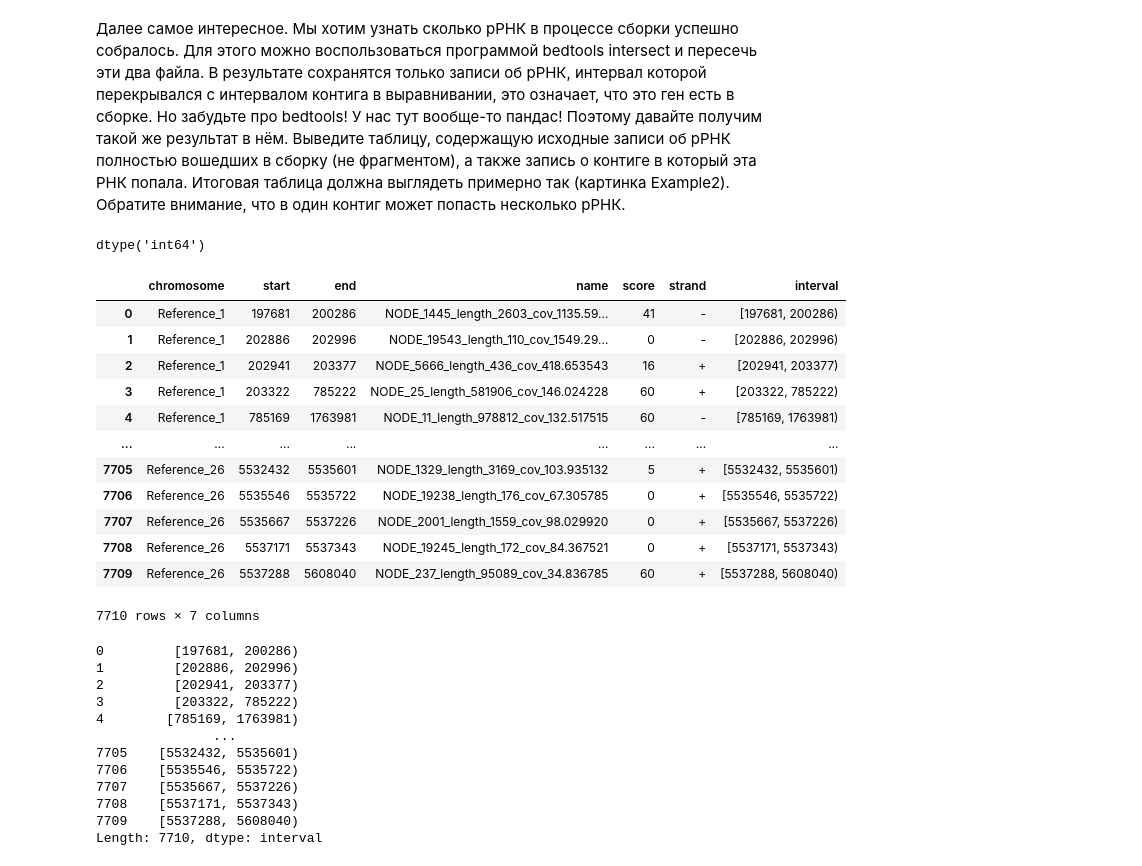
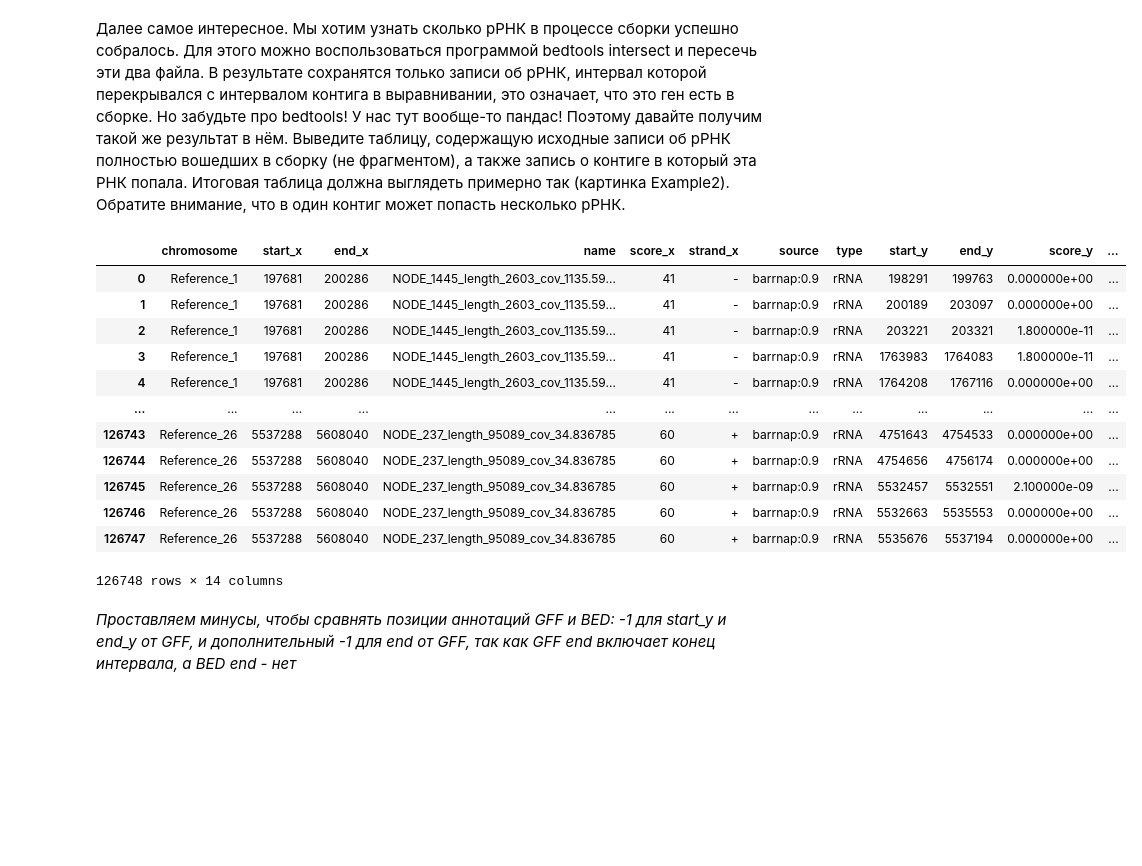
Before and after one commit to emulciber/Python_BI_2022, a Jupyter notebook: homework_5_pandas/pandas.ipynb, the cells around one changed output. Saved outputs shown, nothing was run; the diff lists cells and outputs as text; code cells hidden in the pictures; blank space fills up the shorter version.

```diff
--- a/homework_5_pandas/pandas.ipynb
+++ b/homework_5_pandas/pandas.ipynb
@@ -27,7 +27,7 @@ def read_bed6(file):
     bed = pd.read_table(file, sep='\t', names=['chromosome', 'start', 'end', 'name', 'score', 'strand'])
     return bed
 
-bed = read_bed6('/home/emulciber/IB/python/Python_BI_2022/homework_5_pandas/alignment.bed')
+bed = read_bed6('~/IB/python/Python_BI_2022/homework_5_pandas/alignment.bed')
 bed.head()
 # %% [output]
 |  | chromosome | start | end | name | score | strand |
@@ -83,38 +83,21 @@ plt.show()
 # %% [markdown]
 Далее самое интересное. Мы хотим узнать сколько рРНК в процессе сборки успешно собралось. Для этого можно воспользоваться программой bedtools intersect и пересечь эти два файла. В результате сохранятся только записи об рРНК, интервал которой перекрывался с интервалом контига в выравнивании, это означает, что это ген есть в сборке. Но забудьте про bedtools! У нас тут вообще-то пандас! Поэтому давайте получим такой же результат в нём. Выведите таблицу, содержащую исходные записи об рРНК полностью вошедших в сборку (не фрагментом), а также запись о контиге в который эта РНК попала. Итоговая таблица должна выглядеть примерно так (картинка Example2). Обратите внимание, что в один контиг может попасть несколько рРНК.
-# %%
-bed['end'].dtype
-# %% [output]
-dtype('int64')
-# %%
-bed['interval'] = bed[['start', 'end']].apply(lambda x: pd.Interval(x['start'], x['end'], closed='left'), axis=1)
-bed
-# %% [output]
-|  | chromosome | start | end | name | score | strand | interval |
-| 0 | Reference_1 | 197681 | 200286 | NODE_1445_length_2603_cov_1135.59... | 41 | - | [197681, 200286) |
-| 1 | Reference_1 | 202886 | 202996 | NODE_19543_length_110_cov_1549.29... | 0 | - | [202886, 202996) |
-| 2 | Reference_1 | 202941 | 203377 | NODE_5666_length_436_cov_418.653543 | 16 | + | [202941, 203377) |
-| 3 | Reference_1 | 203322 | 785222 | NODE_25_length_581906_cov_146.024228 | 60 | + | [203322, 785222) |
-| 4 | Reference_1 | 785169 | 1763981 | NODE_11_length_978812_cov_132.517515 | 60 | - | [785169, 1763981) |
-| ... | ... | ... | ... | ... | ... | ... | ... |
-| 7705 | Reference_26 | 5532432 | 5535601 | NODE_1329_length_3169_cov_103.935132 | 5 | + | [5532432, 5535601) |
-| 7706 | Reference_26 | 5535546 | 5535722 | NODE_19238_length_176_cov_67.305785 | 0 | + | [5535546, 5535722) |
-| 7707 | Reference_26 | 5535667 | 5537226 | NODE_2001_length_1559_cov_98.029920 | 0 | + | [5535667, 5537226) |
-| 7708 | Reference_26 | 5537171 | 5537343 | NODE_19245_length_172_cov_84.367521 | 0 | + | [5537171, 5537343) |
-| 7709 | Reference_26 | 5537288 | 5608040 | NODE_237_length_95089_cov_34.836785 | 60 | + | [5537288, 5608040) |
-7710 rows × 7 columns
-# %%
-bed[['start', 'end']].apply(lambda x: pd.Interval(x['start'], x['end'], closed='left'), axis=1)
-# %% [output]
-0         [197681, 200286)
-1         [202886, 202996)
-2         [202941, 203377)
-3         [203322, 785222)
-4        [785169, 1763981)
-               ...
-7705    [5532432, 5535601)
-7706    [5535546, 5535722)
-7707    [5535667, 5537226)
-7708    [5537171, 5537343)
-7709    [5537288, 5608040)
-Length: 7710, dtype: interval
+# %%
+intersected = bed.merge(gff, on='chromosome', suffixes=['_x', '_y'])
+intersected
+# %% [output]
+|  | chromosome | start_x | end_x | name | score_x | strand_x | source | type | start_y | end_y | score_y | ... |
+| 0 | Reference_1 | 197681 | 200286 | NODE_1445_length_2603_cov_1135.59... | 41 | - | barrnap:0.9 | rRNA | 198291 | 199763 | 0.000000e+00 | ... |
+| 1 | Reference_1 | 197681 | 200286 | NODE_1445_length_2603_cov_1135.59... | 41 | - | barrnap:0.9 | rRNA | 200189 | 203097 | 0.000000e+00 | ... |
+| 2 | Reference_1 | 197681 | 200286 | NODE_1445_length_2603_cov_1135.59... | 41 | - | barrnap:0.9 | rRNA | 203221 | 203321 | 1.800000e-11 | ... |
+| 3 | Reference_1 | 197681 | 200286 | NODE_1445_length_2603_cov_1135.59... | 41 | - | barrnap:0.9 | rRNA | 1763983 | 1764083 | 1.800000e-11 | ... |
+| 4 | Reference_1 | 197681 | 200286 | NODE_1445_length_2603_cov_1135.59... | 41 | - | barrnap:0.9 | rRNA | 1764208 | 1767116 | 0.000000e+00 | ... |
+| ... | ... | ... | ... | ... | ... | ... | ... | ... | ... | ... | ... | ... |
+| 126743 | Reference_26 | 5537288 | 5608040 | NODE_237_length_95089_cov_34.836785 | 60 | + | barrnap:0.9 | rRNA | 4751643 | 4754533 | 0.000000e+00 | ... |
+| 126744 | Reference_26 | 5537288 | 5608040 | NODE_237_length_95089_cov_34.836785 | 60 | + | barrnap:0.9 | rRNA | 4754656 | 4756174 | 0.000000e+00 | ... |
+| 126745 | Reference_26 | 5537288 | 5608040 | NODE_237_length_95089_cov_34.836785 | 60 | + | barrnap:0.9 | rRNA | 5532457 | 5532551 | 2.100000e-09 | ... |
+| 126746 | Reference_26 | 5537288 | 5608040 | NODE_237_length_95089_cov_34.836785 | 60 | + | barrnap:0.9 | rRNA | 5532663 | 5535553 | 0.000000e+00 | ... |
+| 126747 | Reference_26 | 5537288 | 5608040 | NODE_237_length_95089_cov_34.836785 | 60 | + | barrnap:0.9 | rRNA | 5535676 | 5537194 | 0.000000e+00 | ... |
+126748 rows × 14 columns
+# %% [markdown]
+_Проставляем минусы, чтобы сравнять позиции аннотаций GFF и BED: -1 для start_y и end_y от GFF, и дополнительный -1 для end от GFF, так как GFF end включает конец интервала, а BED end - нет_
```
Also changed, not shown: parts of 13 cells of this notebook, 1 other file.
